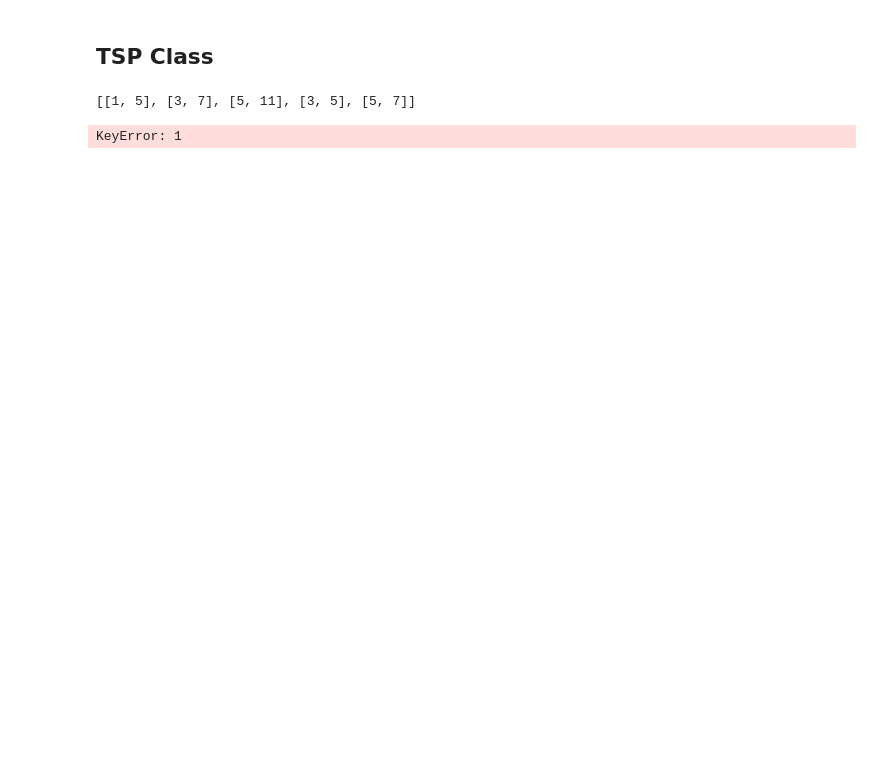
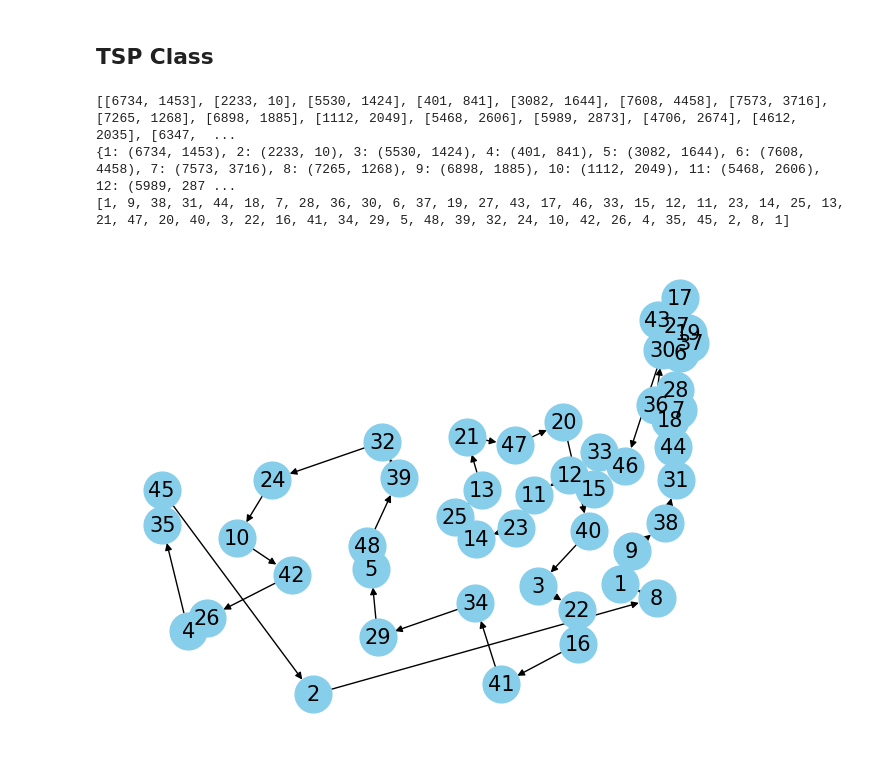
Before and after one commit to AravDe/AravDe.github.io, a Jupyter notebook: L01_Greedy.ipynb, the cells around one changed output. Cells and saved outputs as stored; diff of their text form; code cells hidden in the pictures; blank space fills up the shorter version.

```diff
--- a/L01_Greedy.ipynb
+++ b/L01_Greedy.ipynb
@@ -45,6 +45,6 @@ from urllib.request import urlopen
 # %% [markdown]
 ### Read data
 # %%
-tspdata = urlopen("http://cs.berea.edu/courses/csc445/data/tsp-small.txt").read().decode('ASCII')
+tspdata = urlopen("http://cs.berea.edu/courses/csc445/data/tsp-48.txt").read().decode('ASCII')
 print(tspdata)
 # %% [output]
@@ -88,17 +98,23 @@ class TSP:
             if i == 0:
                 self.dimension = int(n)
             else:
+                pairs.append(int(n))
                 if len(pairs) == 2:
                     self.nodeData.append(pairs)
                     pairs = []
-                pairs.append(int(n))
+
+        # Append any remaining pairs if the total number of coordinates is odd
+        if pairs:
+            self.nodeData.append(pairs)
+
         print(self.nodeData)
 
 
     def setUpCoords(self):
         """ Puts the coordinates for each node into a dictionary as a tuple with the node as the key """
-        pass
-        #FIXME complete this function
+        for node, coordinate in enumerate(self.nodeData):
+            self.coords[node+1] = (coordinate[0], coordinate[1])
+        print(self.coords)
 
     def calculateDistance(self, a, b):
         """calculates & returns the distance between points a and b
@@ -108,8 +124,7 @@ class TSP:
         Returns:
             [float] -- the distance between the two points using the distance formula
         """
-        pass
-        #FIXME complete this function
+        return math.sqrt((a[0]-b[0])**2 + (a[1]-b[1])**2)
 
     def getRoute(self, current, visits=[], nVisits=[], needList=True):
         """Makes a list of the nodes to be visited, in order, according to the greedy alogorithm for the TSP
@@ -120,24 +135,50 @@ class TSP:
             nVisits {list} -- list of places not visited (default: {[]})
             needList {bool} -- boolean deciding if the list of places not visited needs to be filled (default: {True})
         """
-        pass
-        #FIXME complete this function
+        bestTour = None
+        bestDistance = float('inf')
+        if needList:
+            nVisits = self.listPlaces()
+            self.cleanUpList(visits, nVisits)
+        currentCity = current
+        self.route.append(currentCity) # Add the starting city to the route
+        visits.append(currentCity) # Mark the starting city as visited
+        nVisits.remove(currentCity) # Remove the starting city from the list of unvisited cities
+
+        while len(nVisits) > 0:
+            bestTour = None # Resetting bestTour for each iteration
+            bestDistance = float('inf') # Resetting bestDistance for each iteration
+            for city in nVisits:
+                distance = self.calculateDistance(self.coords[currentCity], self.coords[city])
+                if distance < bestDistance:
+                    bestDistance = distance
+                    bestTour = city
+
+            if bestTour is not None: # Check if a next city exists
+                currentCity = bestTour
+                self.route.append(currentCity)
+                visits.append(currentCity)
+                nVisits.remove(currentCity)
+
+        return self.route
+
 
     def beGreedy(self, start):
-        """ puts together the greedy algorithm. Gets the route order and adds the starting place to the end of the route
+        """ puts together the greedy algorithm. Gets the route order
         Arguments:
             start -- the starting node for the greedy algorithm
         """
-        pass
-        #FIXME complete this function
+        self.getRoute(start)
+        self.route.append(self.route[0]) #Completes the tour
+        print(self.route)
 
     def listPlaces(self):
         """makes a list of all the nodes/places from the dictionary
         Returns:
             [list] -- list of all the nodes/places
         """
-        pass
-        #FIXME complete this function
+        return list(self.coords.keys())
+
 
     def cleanUpList(self, visited, notVisited):
         """removes items in visited from notVisited
@@ -158,8 +199,10 @@ class TSP:
         """
 
         for everything in self.nodeData:
-            node = everything[0]
+            # Assuming the node is the first element of the pair in nodeData
+            node = self.nodeData.index(everything) + 1 # Use index + 1 as node number
             self.graph.add_node(node, pos=self.coords[node])
+
 
     def addEdges(self):
         """Adds graphs to the networkx graph
@@ -168,37 +211,38 @@ class TSP:
         x = 0
         while x < len(self.route)-1:
             self.graph.add_edge(self.route[x], self.route[x+1],
                                 weight=self.calculateDistance(self.coords[self.route[x]], self.coords[self.route[x+1]]))
             x += 1
 
     def showGraph(self):
         """Uses the imported libraries to display the graph
         """
         # get labels and coordinates for the graph
         coords = nx.get_node_attributes(self.graph, 'pos')
-        labels = nx.get_edge_attributes(self.graph, 'weight')
+        # labels = nx.get_edge_attributes(self.graph, 'weight') # This might not be needed
         # draw nodes in their coordinates
-        nx.draw(self.graph, coords)
-        nx.draw_networkx_labels(self.graph, coords)
+        nx.draw(self.graph, coords, with_labels=True, node_color='skyblue', node_size=700, edge_color='k', linewidths=1, font_size=15)
         # draw edges with their weights
-        nx.draw_networkx_edge_labels(self.graph, coords, edge_labels=labels)
+        # nx.draw_networkx_edge_labels(self.graph, coords, edge_labels=labels) # This might clutter the small graph
         plt.show()
 
 
 
 
 def main():
     tsp = TSP()
 
     tsp.extractData(tspdata)
     tsp.setUpCoords()
     tsp.addNodes()
-    tsp.beGreedy(1)
+    tsp.beGreedy(1) # Starting from node 1
     tsp.addEdges()
     tsp.showGraph()
 
 
 main()
 # %% [output]
-[[1, 5], [3, 7], [5, 11], [3, 5], [5, 7]]
+[[6734, 1453], [2233, 10], [5530, 1424], [401, 841], [3082, 1644], [7608, 4458], [7573, 3716], [7265, 1268], [6898, 1885], [1112, 2049], [5468, 2606], [5989, 2873], [4706, 2674], [4612, 2035], [6347,  ...
+{1: (6734, 1453), 2: (2233, 10), 3: (5530, 1424), 4: (401, 841), 5: (3082, 1644), 6: (7608, 4458), 7: (7573, 3716), 8: (7265, 1268), 9: (6898, 1885), 10: (1112, 2049), 11: (5468, 2606), 12: (5989, 287 ...
+[1, 9, 38, 31, 44, 18, 7, 28, 36, 30, 6, 37, 19, 27, 43, 17, 46, 33, 15, 12, 11, 23, 14, 25, 13, 21, 47, 20, 40, 3, 22, 16, 41, 34, 29, 5, 48, 39, 32, 24, 10, 42, 26, 4, 35, 45, 2, 8, 1]
-KeyError: 1
+[figure, added]
```
Also changed, not shown: parts of 1 cell of this notebook.
